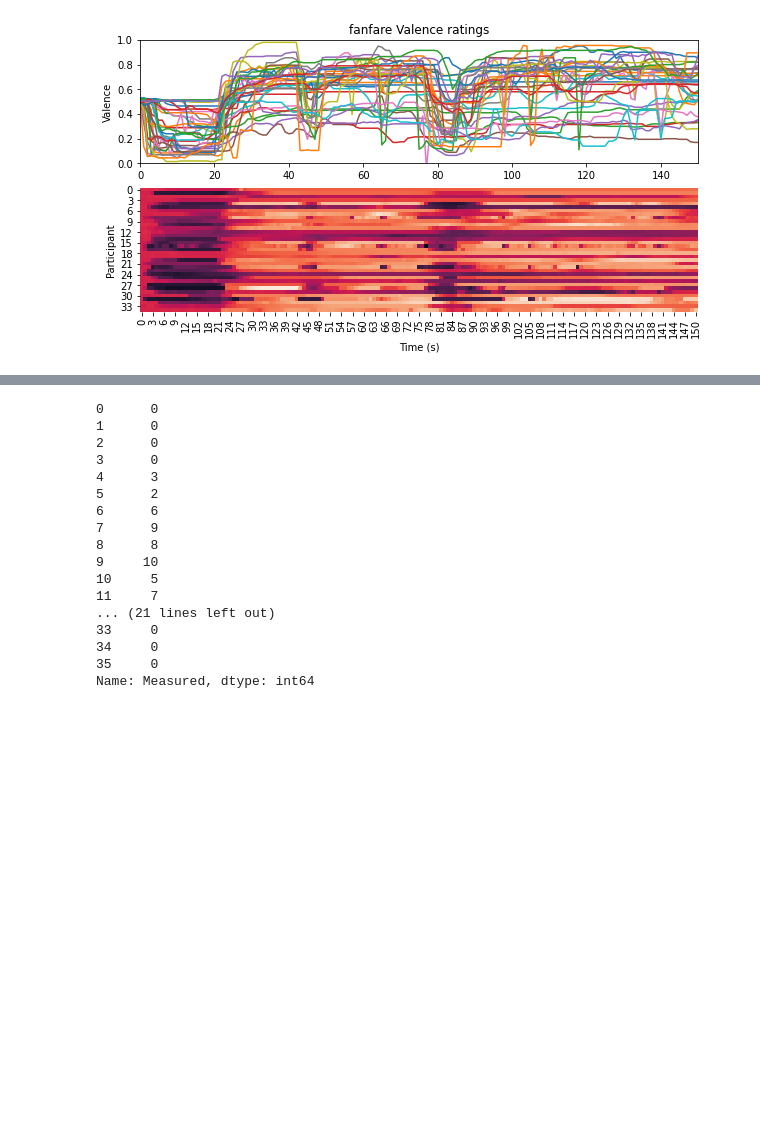
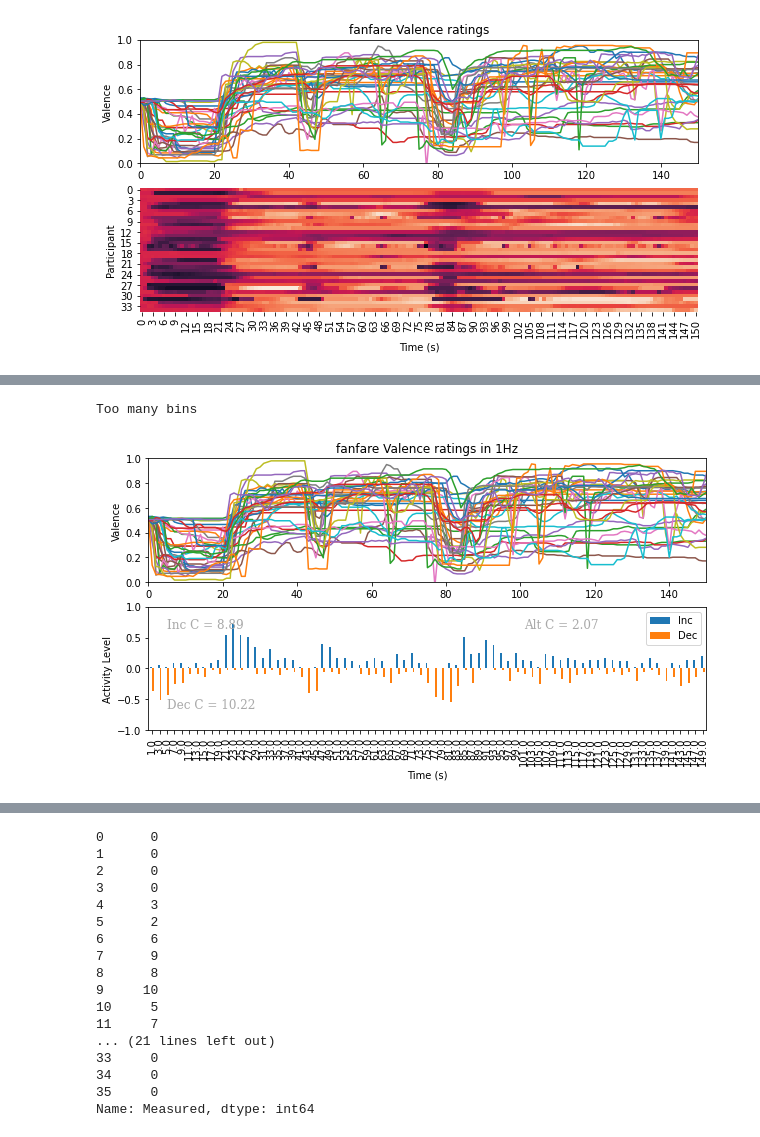
Before and after one commit to finn42/ActivityAnalysis_PythonConversion, a Jupyter notebook: Activity Analysis demo 1.ipynb, the cells around one changed output, grey strips where cells are left out. Cells and saved outputs as stored; diff of their text form; code cells hidden in the pictures; blank space fills up the shorter version.

```diff
--- a/Activity Analysis demo 1.ipynb
+++ b/Activity Analysis demo 1.ipynb
@@ -85,0 +283,52 @@ plt.show()
+# %%
+# it is convenient to apply this kind of test to increases, decreases
+# and, using contingency tables, to the alternation between two kinds of activity
+
+fig = plt.figure(figsize=(10,5))
+# plot the original rating values for context
+ax = fig.add_subplot(211)
+D['Data'].plot(ax=ax,legend=False)
+plt.ylim(0,1)
+plt.xlim(D['Time'][0],D['Time'][-1])
+plt.title(D['Piece'] + ' ' + D['Measure'] + ' ratings in ' + str(D['sF']) + 'Hz')
+plt.ylabel(D['Measure'])
+
+# evaluate the changes in terms of "activity" for activity analysis.
+FrameSize = 2 # evaluate whether a response shows an event over 2 second time frames
+HopSize = 2 # evaluate frames every 2 seconds. With HopSize=FrameSize the activity assessed is non-overlapping, i.e. independent.
+Thresh = 0.025 # the scalar minimum value of rating change needed in a frame to be counted as an event
+
+# Count the number of responses showing activity in each frame
+# first we evaluate the activity levels for increases in ratings (greater than Thresh)
+ACTS=act.activityCount(D['Data'],FrameSize,HopSize,Thresh,'Inc')
+AC=pd.DataFrame({'Inc':ACTS['Total']})
+# then we evaluate the activity levels for decreases in ratings (greater than Thresh)
+ACTS=act.activityCount(D['Data'],FrameSize,HopSize,Thresh,'Dec')
+AC['Dec'] = -ACTS['Total']
+
+ax = fig.add_subplot(212)
+# plot the activity levels for rating changes (inc/dec)
+AC.plot.bar(ax=ax)
+plt.ylim(-1,1)
+plt.ylabel('Activity Level')
+plt.xlabel('Time (s)')
+
+
+
+# Evaluate the Null Hypothesis that this concentration of rating changes would happen by chance
+Nbins = 5 # number of bins used in a chiquare goodness-of-fit test, against stimulus-indenpendent rating changes (binomial/poisson)
+# Generate coordination score for increases
+actType = 'Inc' #
+CInc = act.coordScoreSimple(D['Data'],FrameSize,Thresh,actType,Nbins)
+plt.text(2, 0.65, actType + ' C = ' + str(np.round(CInc,2)), fontdict=font)
+# Generate coordination score for decreases
+actType = 'Dec'
+CDec = act.coordScoreSimple(D['Data'],FrameSize,Thresh,actType,Nbins)
+plt.text(2, -0.65, actType + ' C = ' + str(np.round(CDec,2)), fontdict=font)
+# evaluate coordination score for alternating, assume exclusive but independent actions
+CAlt = act.coordScoreAlternating(D['Data'],FrameSize,Thresh,'Inc',Thresh,'Dec')
+plt.text(50, 0.65, 'Alt C = ' + str(np.round(CAlt,2)), fontdict=font)
+plt.show()
+# %% [output]
+Too many bins
+[figure, added]
```
Also changed, not shown: parts of 21 cells of this notebook, 2 other files.
